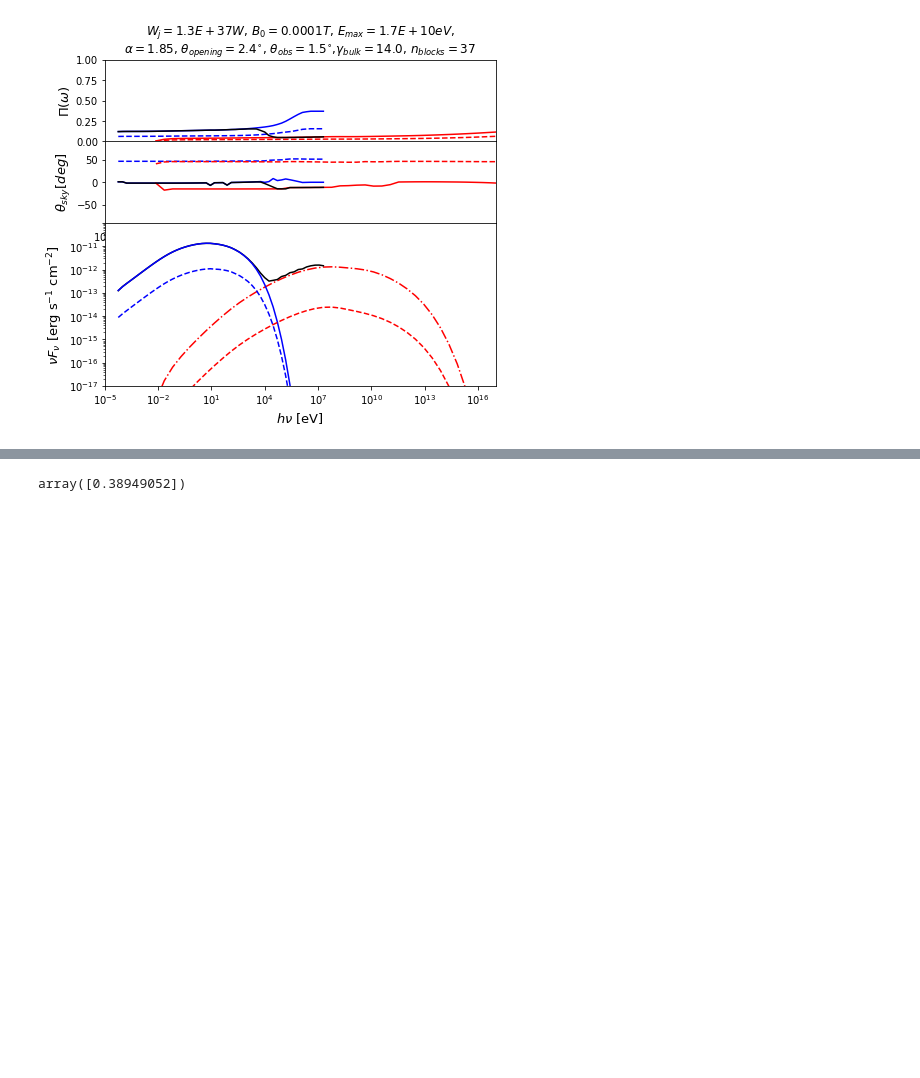
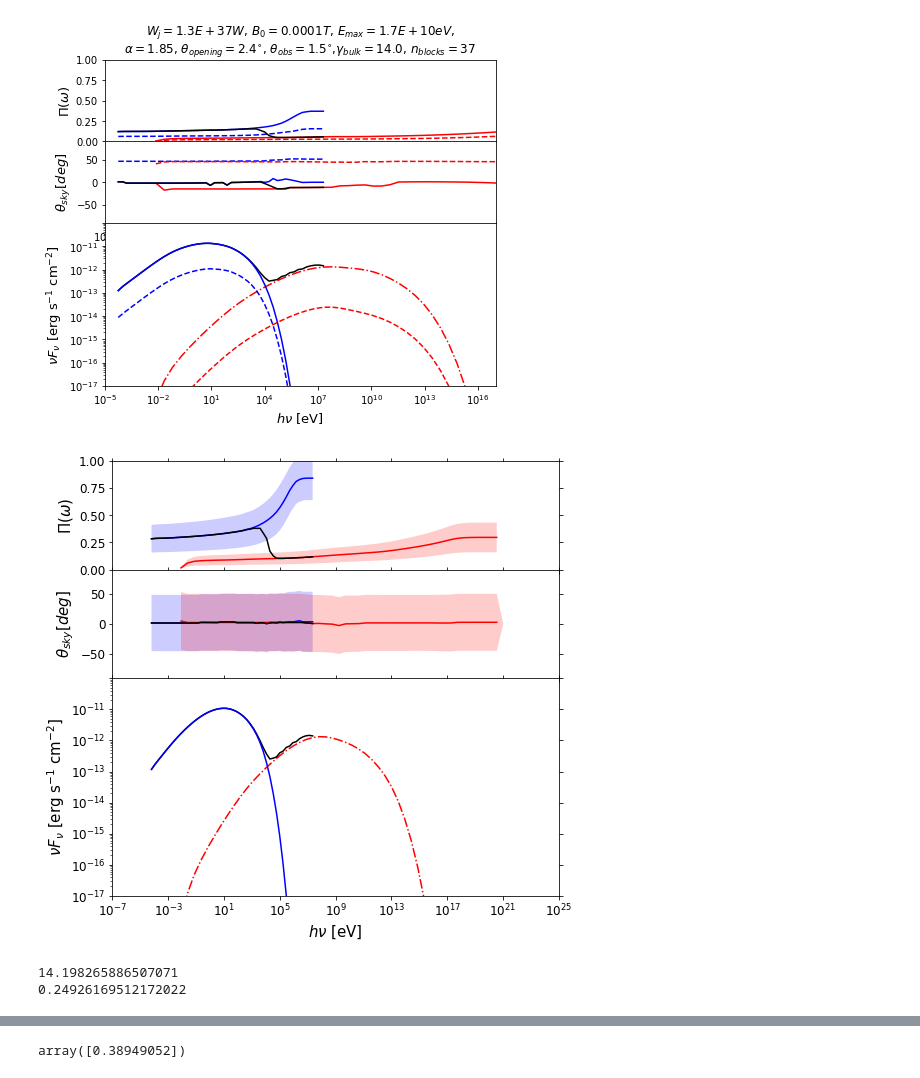
Before and after one commit to alpv95/SSCpol, a Jupyter notebook: notebooks/Analyze.ipynb, the cells around one changed output, grey strips where cells are left out. Saved outputs shown, nothing was run; the diff lists cells and outputs as text; code cells hidden in the pictures; blank space fills up the shorter version.

```diff
--- a/notebooks/Analyze.ipynb
+++ b/notebooks/Analyze.ipynb
@@ -74,3 +146,51 @@ freq_path = working_path + data_path + 'freqrange_final.txt'
 junk.plot_SED(testfil_path,keyp_path,freq_path)
 # %% [output]
 [figure]
+# %%
+#plt.figure(size=(7,13))
+working_path = '/home/groups/kipac/alpv95/Romani_theta/'
+# data_path = 'final0.5_19_100/'
+# testfil_path = working_path + data_path + 'TESTFIL_final.txt'
+# keyp_path = working_path + data_path + 'keyparams_final.txt'
+# freq_path = working_path + data_path + 'freqrange_final.txt'
+# junk.plot_SED(testfil_path,keyp_path,freq_path)
+
+# data_path = 'final1.5_19_100/'
+# testfil_path = working_path + data_path + 'TESTFIL_final.txt'
+# keyp_path = working_path + data_path + 'keyparams_final.txt'
+# freq_path = working_path + data_path + 'freqrange_final.txt'
+# junk.plot_SED(testfil_path,keyp_path,freq_path)
+
+# data_path = 'final3.0_19_100/'
+# testfil_path = working_path + data_path + 'TESTFIL_final.txt'
+# keyp_path = working_path + data_path + 'keyparams_final.txt'
+# freq_path = working_path + data_path + 'freqrange_final.txt'
+# junk.plot_SED(testfil_path,keyp_path,freq_path)
+
+# data_path = 'final4.5_19_100/'
+# testfil_path = working_path + data_path + 'TESTFIL_final.txt'
+# keyp_path = working_path + data_path + 'keyparams_final.txt'
+# freq_path = working_path + data_path + 'freqrange_final.txt'
+# junk.plot_SED(testfil_path,keyp_path,freq_path)
+
+# data_path = 'Flsp3.0_37_95/'
+# testfil_path = working_path + data_path + 'TESTFIL_final.txt'
+# keyp_path = working_path + data_path + 'keyparams_final.txt'
+# freq_path = working_path + data_path + 'freqrange_final.txt'
+# junk.plot_SED(testfil_path,keyp_path,freq_path)
+
+data_path = 'final0.5_7_100/'
+testfil_path = working_path + data_path + 'TESTFIL_final.txt'
+keyp_path = working_path + data_path + 'keyparams_final.txt'
+freq_path = working_path + data_path + 'freqrange_final.txt'
+junk.plot_SED(testfil_path,keyp_path,freq_path)
+# %% [output]
+[figure, added]
+# %%
+p=15498920598817198002561908096368640.000000; x=-99896031893473898681664420511219712.000000; y=196077067050823612018781779084181504.000000
+p2=7007665476967659550945125461389213696.000000; x2=-1716762288144773036821524066477277184.000000; y2=322237290734058708882632465027432448.000000
+print(np.sqrt(x**2 + y**2)/p)
+print(np.sqrt(x2**2 + y2**2)/p2)
+# %% [output]
+14.198265886507071
+0.24926169512172022
```
Also changed, not shown: parts of 25 cells of this notebook, 4 other files.
